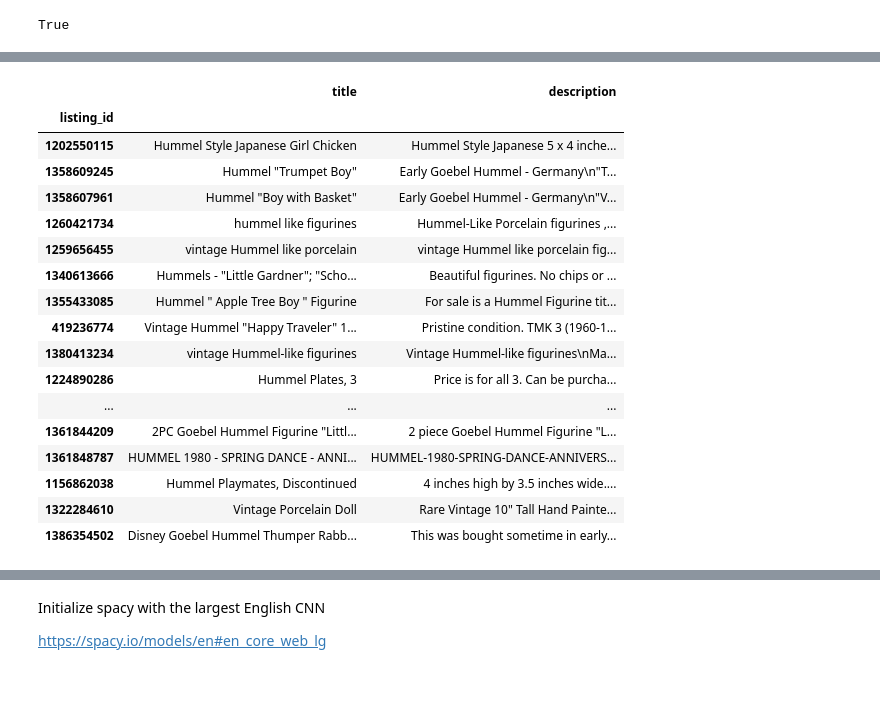
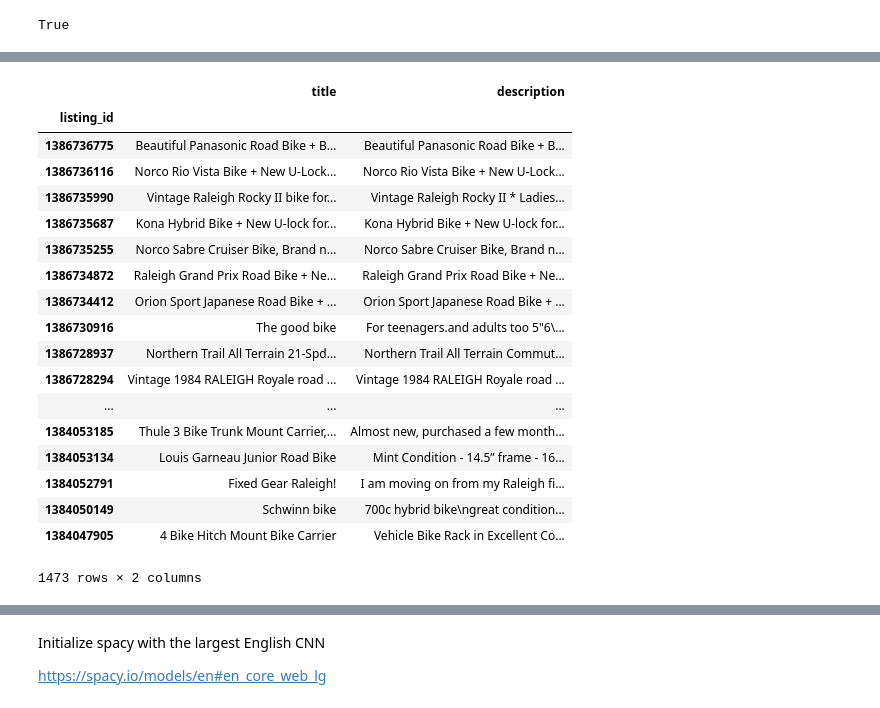
Before and after one commit to aliblong/describe-it, a Jupyter notebook: describe-it.ipynb, the cells around one changed output, grey strips where cells are left out. Saved outputs shown, nothing was run; the diff lists cells and outputs as text; code cells hidden in the pictures.

```diff
--- a/describe-it.ipynb
+++ b/describe-it.ipynb
@@ -46,7 +46,7 @@ class Listing(Base):
     url = Column(String)
     details = Column(String)
     description = Column(String)
-    date = Column(String)
+    date_posted = Column(DateTime)
     location = Column(String)
     price = Column(String)
     date_scraped = Column(DateTime, FetchedValue())
@@ -99,19 +99,25 @@ def parse_ad_summary(html):
     except:
         logging.error('Unable to parse Details data.')
 
+    raw_date = ''
     try:
-        date = html.find('span', {'class': 'date-posted'}).text.strip()
+        raw_date = html.find('span', {'class': 'date-posted'}).text.strip()
         # If the ad is less than 24h old, it's displayed as '< some amount of time'
-        if date[0] == '<':
-            print(datetime.datetime.today())
-            date = datetime.datetime.today()
+        if raw_date[0] == '<':
+            date = datetime.today().date()
+        # Or "Yesterday"
+        elif raw_date[0] == 'Y':
+            date = datetime.today().date() - timedelta(days=1)
+        else:
+            date = datetime.strptime(raw_date, '%d/%m/%Y')
+        ad_info['date_posted'] = date
     except:
-        logging.error('Unable to parse Date data.')
+        logging.error(f'Unable to parse Date data: \'{raw_date}\'')
 
     # The location field is affixed with the date for some reason
     try:
         location = html.find('div', {'class': 'location'}).text.strip()
-        location = location.replace(ad_info['date'], '')
+        location = location.replace(raw_date, '')
         ad_info['location'] = location
     except:
         logging.error('Unable to parse Location data.')
@@ -119,7 +125,7 @@ def parse_ad_summary(html):
     # In addition to normal prices, there can be 'Free' ($0), 'Please Contact' ($-1),
     # some other value ($-2), or empty ($-3)
     try:
-        price = html.find('div', {'class': 'price'}).text.strip()
+        price = html.find('div', {'class': 'price'}).text.strip().split('\n')[0]
         if price[0] == '$':
             price = price[1:]
         elif price == 'Please Contact':
@@ -140,7 +146,7 @@ def parse_ad_page(url):
     try:
         page = requests.get(url)
     except:
-        print('[Error] Unable to load ' + url)
+        logging.error('[Error] Unable to load ' + url)
         return ''
 
     soup = BeautifulSoup(page.content, 'html.parser')
@@ -175,7 +181,7 @@ def scrape(subject, existing_ad_ids = None, limit = None, url = None):
         try:
             page = requests.get(url)
         except:
-            logger.error(f'[Error] Unable to load {url}')
+            logging.error(f'[Error] Unable to load {url}')
             return
 
         soup = BeautifulSoup(page.content, 'html.parser')
@@ -191,7 +197,7 @@ def scrape(subject, existing_ad_ids = None, limit = None, url = None):
             title = ad.find('a', {'class': 'title'}).text.strip()
             ad_id = int(ad['data-ad-id'])
 
-            if ad_id not in third_party_ads:
+            if ad_id not in third_party_ad_ids:
                 if ad_id not in ad_ids_to_skip:
                     logging.info(f'New ad found! Ad id: {ad_id}')
                     ad_info = parse_ad_summary(ad)
@@ -219,7 +225,7 @@ def select_subject(subject, sess):
 
 def update_date_scraped(subject, sess):
     subject_entry = select_subject(subject, sess)
-    now = datetime.datetime.utcnow()
+    now = datetime.utcnow()
     subject_entry.date_last_scraped = now
     sess.merge(subject_entry)
     sess.commit()
@@ -239,7 +245,7 @@ def probe_subject(subject, sess):
         subject_id = new_subject.id
     else:
         subject_id = subject_entry.id
-        now = datetime.datetime.utcnow()
+        now = datetime.utcnow()
         time_since_last_scrape = now - subject_entry.date_last_scraped
         freshly_scraped = time_since_last_scrape.days < 1
         if freshly_scraped:
@@ -249,7 +255,8 @@ def probe_subject(subject, sess):
     # each returned element from a single-column select is a single-element tuple
     return subject_id, set([listing[0] for listing in listings])
 
-def write_ads_to_db(subject_id, ads, sess):  # Writes ads from given dictionary to given file
+def write_ads_to_db(subject_id, ads, sess):
+    logging.info('Writing new ads to DB')
     listings = [Listing(id, **ad) for id, ad in ads.items()]
     for listing in listings:
         sess.merge(listing)
@@ -257,6 +264,7 @@ def write_ads_to_db(subject_id, ads, sess):  # Writes ads from given dictionary
         sess.commit()
 
 def write_subject_listing_relations_for_already_scraped_ads_to_db(subject_id, already_scraped_ad_ids, sess):
+    logging.info('Updating subject with ads already scraped')
     for already_scraped_ad_id in already_scraped_ad_ids:
         sess.merge(SubjectListing(subject_id, already_scraped_ad_id))
         sess.commit()
@@ -282,8 +290,10 @@ def get_listings(subject):
     if ads_to_skip is not None:
         url = None
         all_ads_scraped = False
+        # Every 50 ads, write to DB
+        limit = 50
         while not all_ads_scraped:
-            ads, already_scraped_ad_ids, url = scrape(subject, ads_to_skip, limit=100, url=url)
+            ads, already_scraped_ad_ids, url = scrape(subject, ads_to_skip, limit=limit, url=url)
             all_ads_scraped = True if url is None else False
             write_ads_to_db(subject_id, ads, sess)
             write_subject_listing_relations_for_already_scraped_ads_to_db(
@@ -304,5 +314,5 @@ def get_listings(subject):
 
     return pd.read_sql(query, sess.get_bind(), index_col='listing_id')
 # %%
-get_listings('hummels')
+get_listings('bikes')
 # %% [output]
@@ -309,18 +336,19 @@ get_listings('hummels')
 |  | title | description |
 | listing_id |  |  |
-| 1202550115 | Hummel Style Japanese Girl Chicken | Hummel Style Japanese 5 x 4 inche... |
-| 1358609245 | Hummel "Trumpet Boy" | Early Goebel Hummel - Germany\n"T... |
-| 1358607961 | Hummel "Boy with Basket" | Early Goebel Hummel - Germany\n"V... |
-| 1260421734 | hummel like figurines | Hummel-Like Porcelain figurines ,... |
-| 1259656455 | vintage Hummel like porcelain | vintage Hummel like porcelain fig... |
-| 1340613666 | Hummels - "Little Gardner"; "Scho... | Beautiful figurines. No chips or ... |
-| 1355433085 | Hummel " Apple Tree Boy " Figurine | For sale is a Hummel Figurine tit... |
-| 419236774 | Vintage Hummel "Happy Traveler" 1... | Pristine condition. TMK 3 (1960-1... |
-| 1380413234 | vintage Hummel-like figurines | Vintage Hummel-like figurines\nMa... |
-| 1224890286 | Hummel Plates, 3 | Price is for all 3. Can be purcha... |
+| 1386736775 | Beautiful Panasonic Road Bike + B... | Beautiful Panasonic Road Bike + B... |
+| 1386736116 | Norco Rio Vista Bike + New U-Lock... | Norco Rio Vista Bike + New U-Lock... |
+| 1386735990 | Vintage Raleigh Rocky II bike for... | Vintage Raleigh Rocky II * Ladies... |
+| 1386735687 | Kona Hybrid Bike + New U-lock for... | Kona Hybrid Bike + New U-lock for... |
+| 1386735255 | Norco Sabre Cruiser Bike, Brand n... | Norco Sabre Cruiser Bike, Brand n... |
+| 1386734872 | Raleigh Grand Prix Road Bike + Ne... | Raleigh Grand Prix Road Bike + Ne... |
+| 1386734412 | Orion Sport Japanese Road Bike + ... | Orion Sport Japanese Road Bike + ... |
+| 1386730916 | The good bike | For teenagers.and adults too 5"6\... |
+| 1386728937 | Northern Trail All Terrain 21-Spd... | Northern Trail All Terrain Commut... |
+| 1386728294 | Vintage 1984 RALEIGH Royale road ... | Vintage 1984 RALEIGH Royale road ... |
 | ... | ... | ... |
-| 1361844209 | 2PC Goebel Hummel Figurine "Littl... | 2 piece Goebel Hummel Figurine "L... |
-| 1361848787 | HUMMEL 1980 - SPRING DANCE - ANNI... | HUMMEL-1980-SPRING-DANCE-ANNIVERS... |
-| 1156862038 | Hummel Playmates, Discontinued | 4 inches high by 3.5 inches wide.... |
-| 1322284610 | Vintage Porcelain Doll | Rare Vintage 10" Tall Hand Painte... |
-| 1386354502 | Disney Goebel Hummel Thumper Rabb... | This was bought sometime in early... |
+| 1384053185 | Thule 3 Bike Trunk Mount Carrier,... | Almost new, purchased a few month... |
+| 1384053134 | Louis Garneau Junior Road Bike | Mint Condition - 14.5” frame - 16... |
+| 1384052791 | Fixed Gear Raleigh! | I am moving on from my Raleigh fi... |
+| 1384050149 | Schwinn bike | 700c hybrid bike\ngreat condition... |
+| 1384047905 | 4 Bike Hitch Mount Bike Carrier | Vehicle Bike Rack in Excellent Co... |
+1473 rows × 2 columns
```
Also changed, not shown: parts of 37 cells of this notebook, 3 other files.
